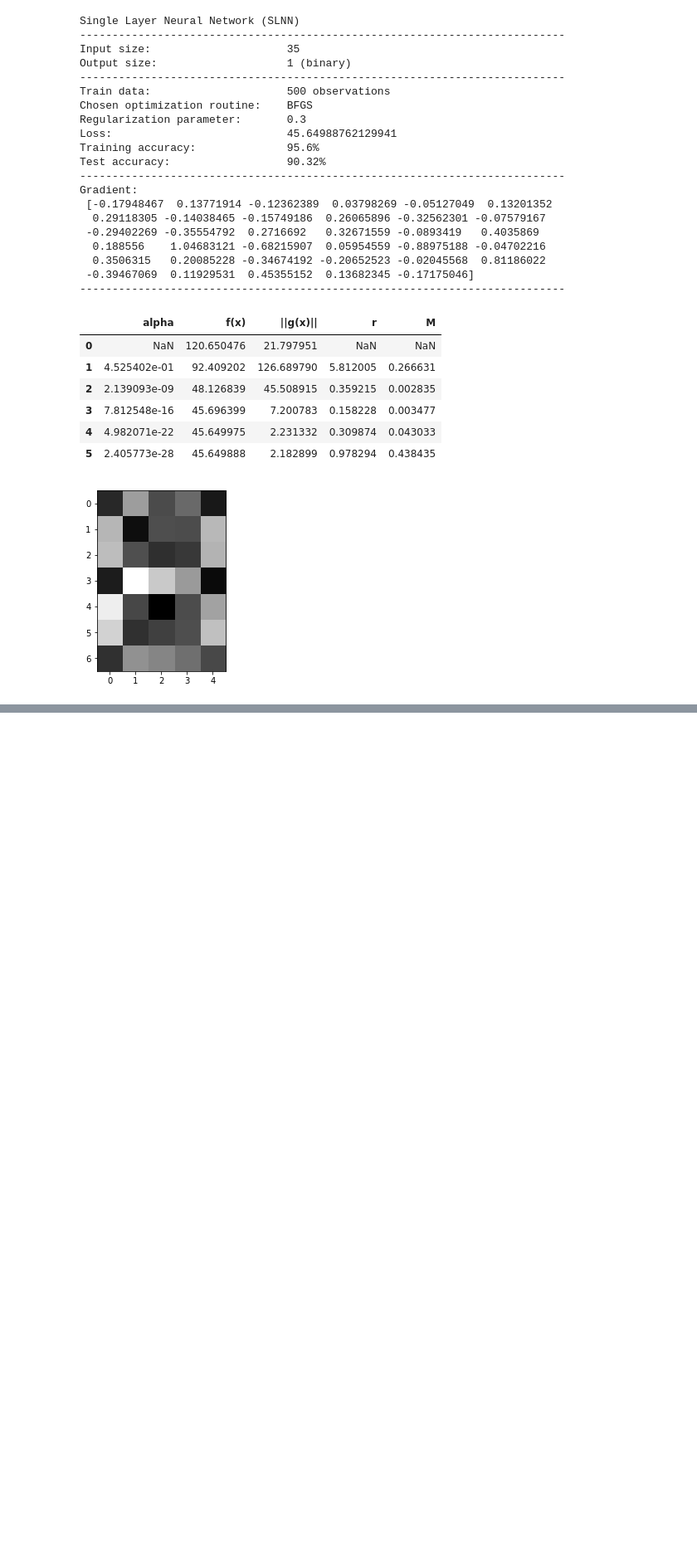
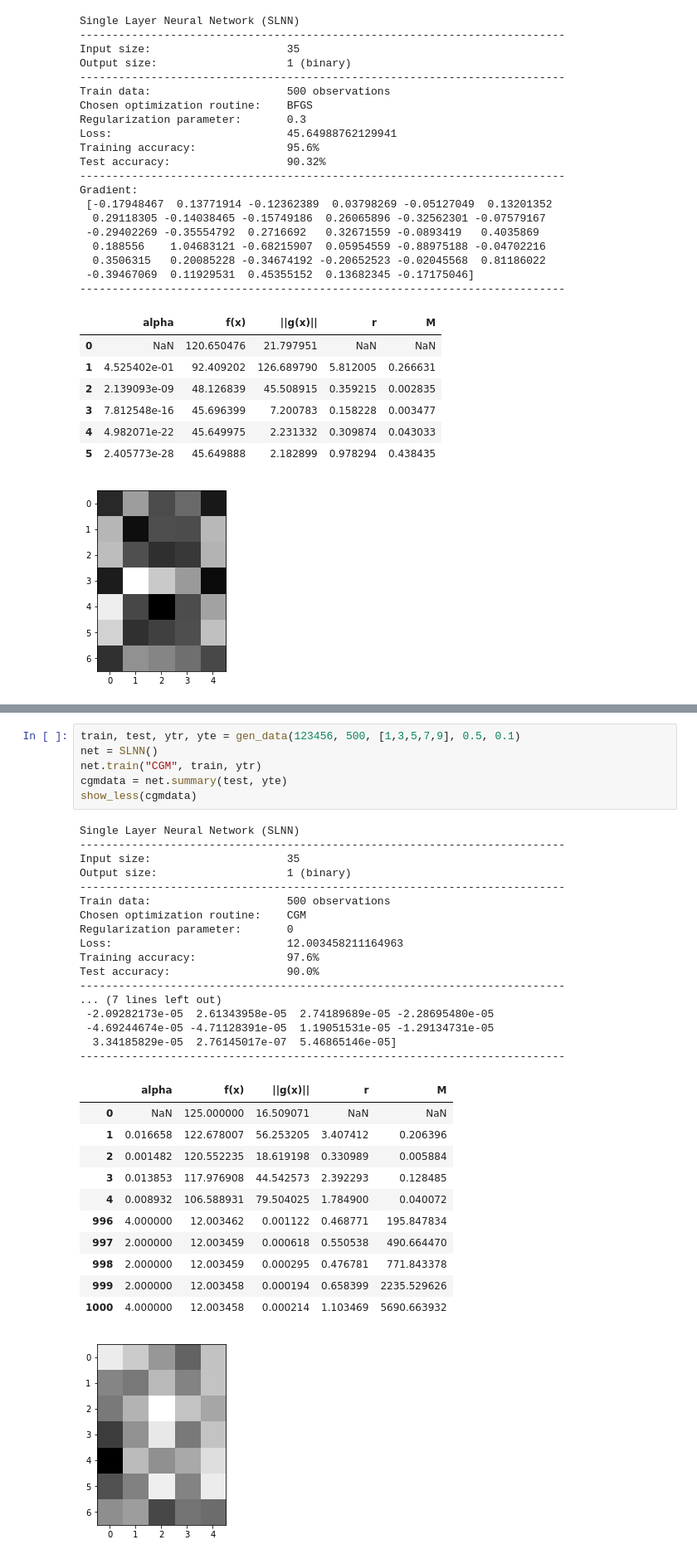
Before and after one commit to margaritageleta/SLNN, a Jupyter notebook: showcase.ipynb, the cells around one changed output, grey strips where cells are left out. Shown: that part at 83% size. Cells and saved outputs as stored; diff of their text form; blank space fills up the shorter version.

```diff
--- a/showcase.ipynb
+++ b/showcase.ipynb
@@ -108,0 +147,36 @@ Gradient:
+# %%
+train, test, ytr, yte = gen_data(123456, 500, [1,3,5,7,9], 0.5, 0.1)
+net = SLNN()
+net.train("CGM", train, ytr)
+cgmdata = net.summary(test, yte)
+show_less(cgmdata)
+# %% [output]
+Single Layer Neural Network (SLNN)
+---------------------------------------------------------------------------
+Input size:                     35
+Output size:                    1 (binary)
+---------------------------------------------------------------------------
+Train data:                     500 observations
+Chosen optimization routine:    CGM
+Regularization parameter:       0
+Loss:                           12.003458211164963
+Training accuracy:              97.6%
+Test accuracy:                  90.0%
+---------------------------------------------------------------------------
+... (7 lines left out)
+ -2.09282173e-05  2.61343958e-05  2.74189689e-05 -2.28695480e-05
+ -4.69244674e-05 -4.71128391e-05  1.19051531e-05 -1.29134731e-05
+  3.34185829e-05  2.76145017e-07  5.46865146e-05]
+---------------------------------------------------------------------------
+|  | alpha | f(x) | ||g(x)|| | r | M |
+| 0 | NaN | 125.000000 | 16.509071 | NaN | NaN |
+| 1 | 0.016658 | 122.678007 | 56.253205 | 3.407412 | 0.206396 |
+| 2 | 0.001482 | 120.552235 | 18.619198 | 0.330989 | 0.005884 |
+| 3 | 0.013853 | 117.976908 | 44.542573 | 2.392293 | 0.128485 |
+| 4 | 0.008932 | 106.588931 | 79.504025 | 1.784900 | 0.040072 |
+| 996 | 4.000000 | 12.003462 | 0.001122 | 0.468771 | 195.847834 |
+| 997 | 2.000000 | 12.003459 | 0.000618 | 0.550538 | 490.664470 |
+| 998 | 2.000000 | 12.003459 | 0.000295 | 0.476781 | 771.843378 |
+| 999 | 2.000000 | 12.003458 | 0.000194 | 0.658399 | 2235.529626 |
+| 1000 | 4.000000 | 12.003458 | 0.000214 | 1.103469 | 5690.663932 |
+[figure, added]
```
Also changed, not shown: parts of 15 cells of this notebook, 5 other files.
